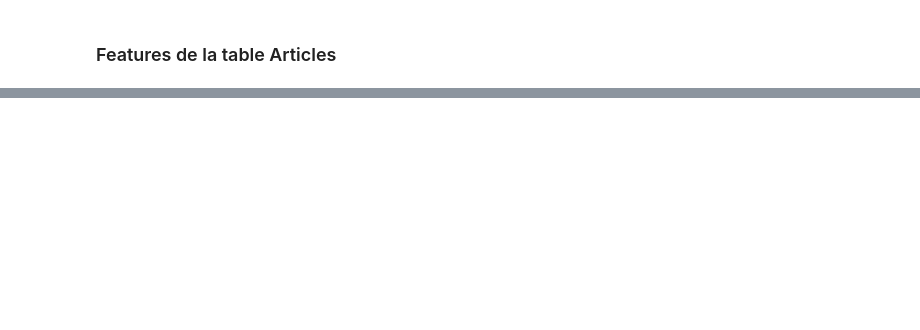
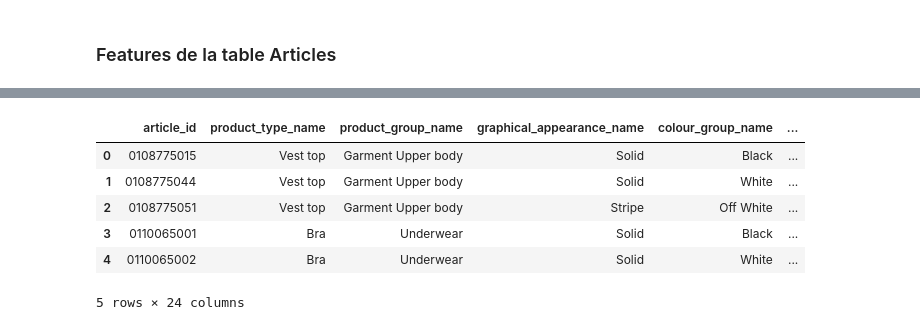
Before and after one commit to treb93/pyhm, a Jupyter notebook: second_iteration_features.ipynb, the cells around one changed output, grey strips where cells are left out. Drawn from its saved outputs; the diff is of its cells as text; code cells hidden in the pictures; blank space fills up the shorter version.

```diff
--- a/second_iteration_features.ipynb
+++ b/second_iteration_features.ipynb
@@ -363,2 +343,14 @@ articles
+# %%
+articles = pd.read_pickle('pickles/articles_second_iteration.pkl')
 # %%
 articles.to_pickle('pickles/articles_second_iteration.pkl')
+# %%
+articles.head(5)
+# %% [output]
+|  | article_id | product_type_name | product_group_name | graphical_appearance_name | colour_group_name | ... |
+| 0 | 0108775015 | Vest top | Garment Upper body | Solid | Black | ... |
+| 1 | 0108775044 | Vest top | Garment Upper body | Solid | White | ... |
+| 2 | 0108775051 | Vest top | Garment Upper body | Stripe | Off White | ... |
+| 3 | 0110065001 | Bra | Underwear | Solid | Black | ... |
+| 4 | 0110065002 | Bra | Underwear | Solid | White | ... |
+5 rows × 24 columns
```
Also changed, not shown: parts of 11 cells of this notebook, 4 other files.
